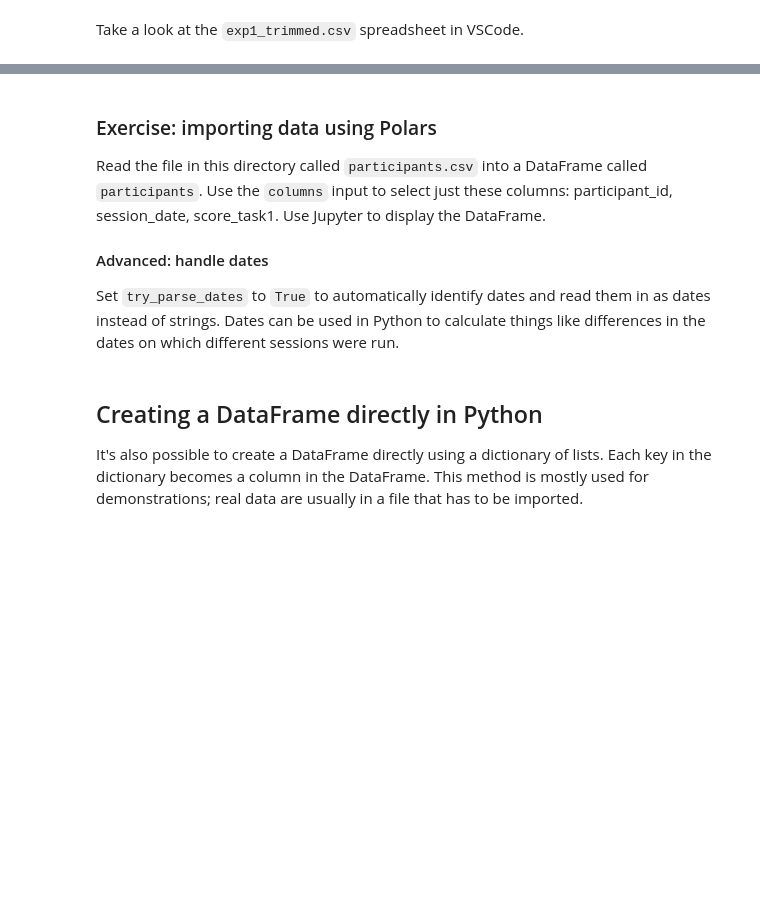
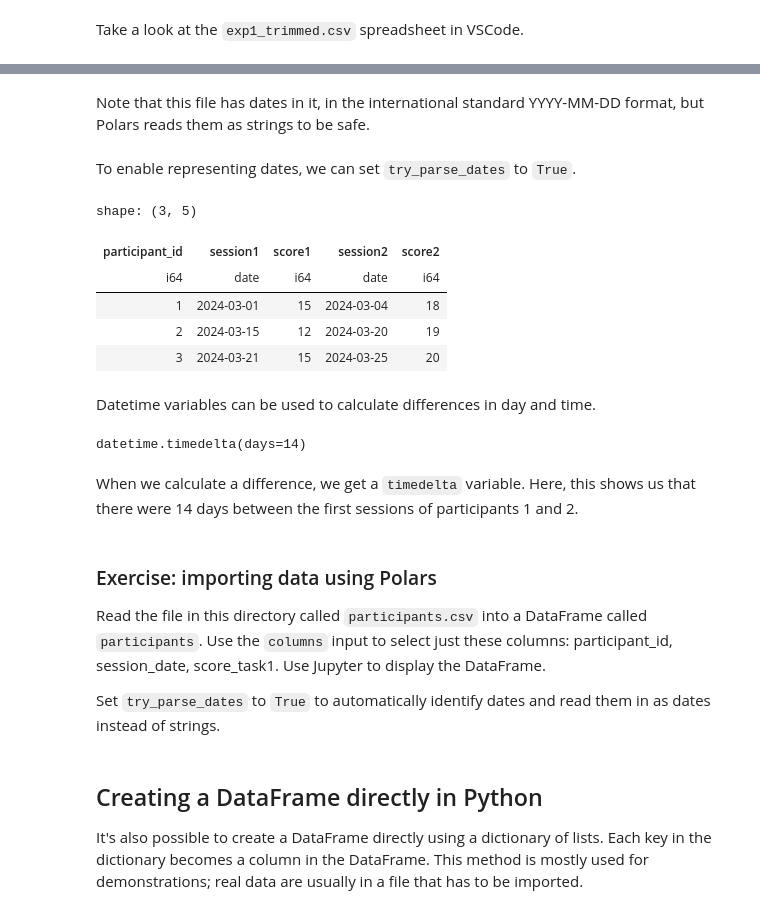
Before and after one commit to mortonne/datascipsych, a Jupyter notebook: chapters/chapter7/data_frames.ipynb, the cells around one changed output, grey strips where cells are left out. Drawn from its saved outputs; the diff is of its cells as text; code cells hidden in the pictures; blank space fills up the shorter version.

```diff
--- a/chapters/chapter7/data_frames.ipynb
+++ b/chapters/chapter7/data_frames.ipynb
@@ -99,11 +111,31 @@ Take a look at the `exp1_trimmed.csv` spreadsheet in VSCode.
+# %% [markdown]
+Note that this file has dates in it, in the international standard YYYY-MM-DD format, but Polars reads them as strings to be safe.
+# %% [markdown]
+To enable representing dates, we can set `try_parse_dates` to `True`.
+# %%
+sessions = pl.read_csv("sessions.csv", try_parse_dates=True)
+sessions
+# %% [output]
+shape: (3, 5)
+| participant_id | session1 | score1 | session2 | score2 |
+| i64 | date | i64 | date | i64 |
+| 1 | 2024-03-01 | 15 | 2024-03-04 | 18 |
+| 2 | 2024-03-15 | 12 | 2024-03-20 | 19 |
+| 3 | 2024-03-21 | 15 | 2024-03-25 | 20 |
+# %% [markdown]
+Datetime variables can be used to calculate differences in day and time.
+# %%
+sessions["session1"][1] - sessions["session1"][0]
+# %% [output]
+datetime.timedelta(days=14)
+# %% [markdown]
+When we calculate a difference, we get a `timedelta` variable. Here, this shows us that there were 14 days between the first sessions of participants 1 and 2.
 # %% [markdown]
 ### Exercise: importing data using Polars
 
 Read the file in this directory called `participants.csv` into a DataFrame called `participants`. Use the `columns` input to select just these columns: participant_id, session_date, score_task1. Use Jupyter to display the DataFrame.
 
-#### Advanced: handle dates
-
-Set `try_parse_dates` to `True` to automatically identify dates and read them in as dates instead of strings. Dates can be used in Python to calculate things like differences in the dates on which different sessions were run.
+Set `try_parse_dates` to `True` to automatically identify dates and read them in as dates instead of strings.
 # %%
 # answer here
 # %% [markdown]
```
Also changed, not shown: parts of 16 cells of this notebook.
